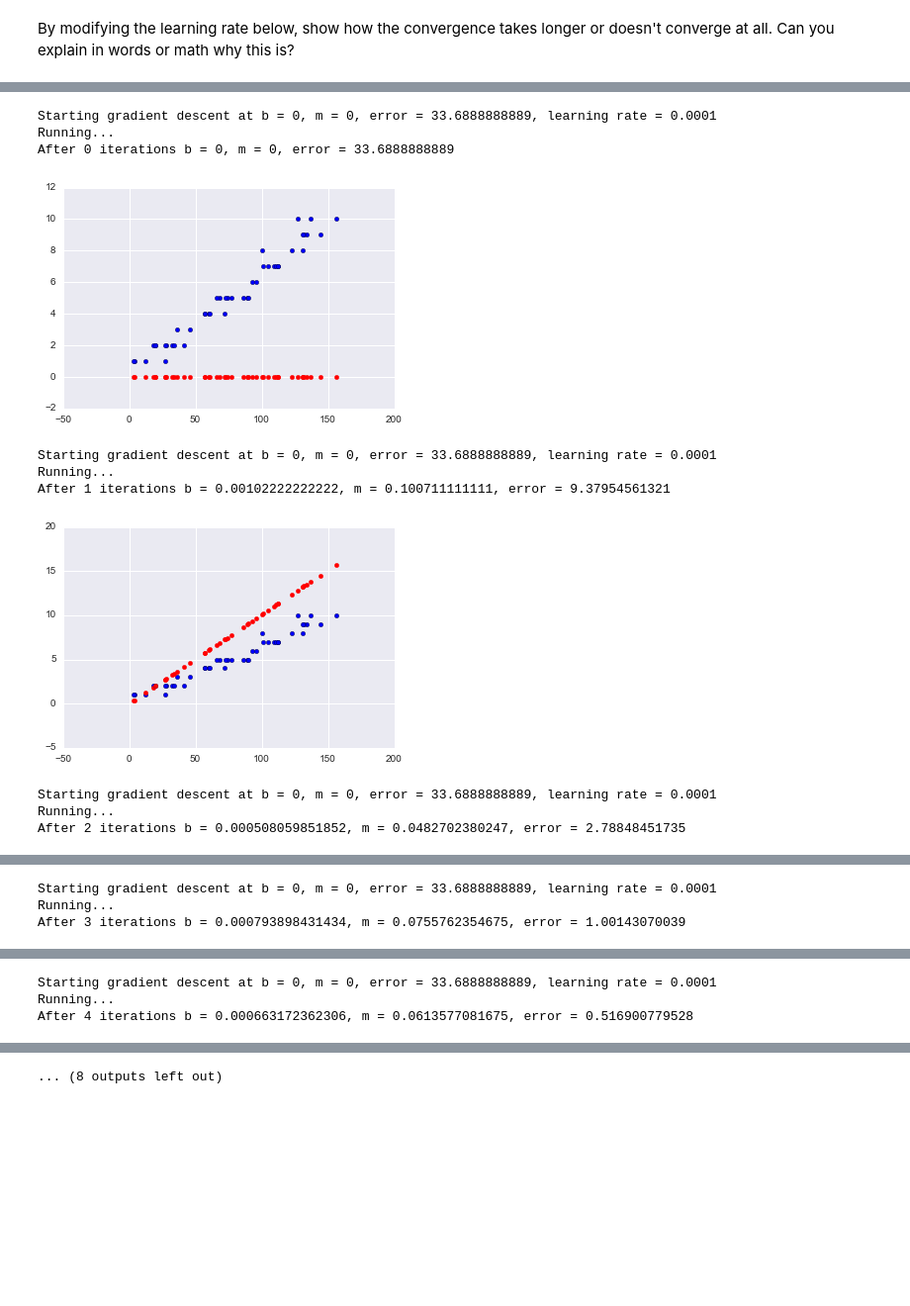
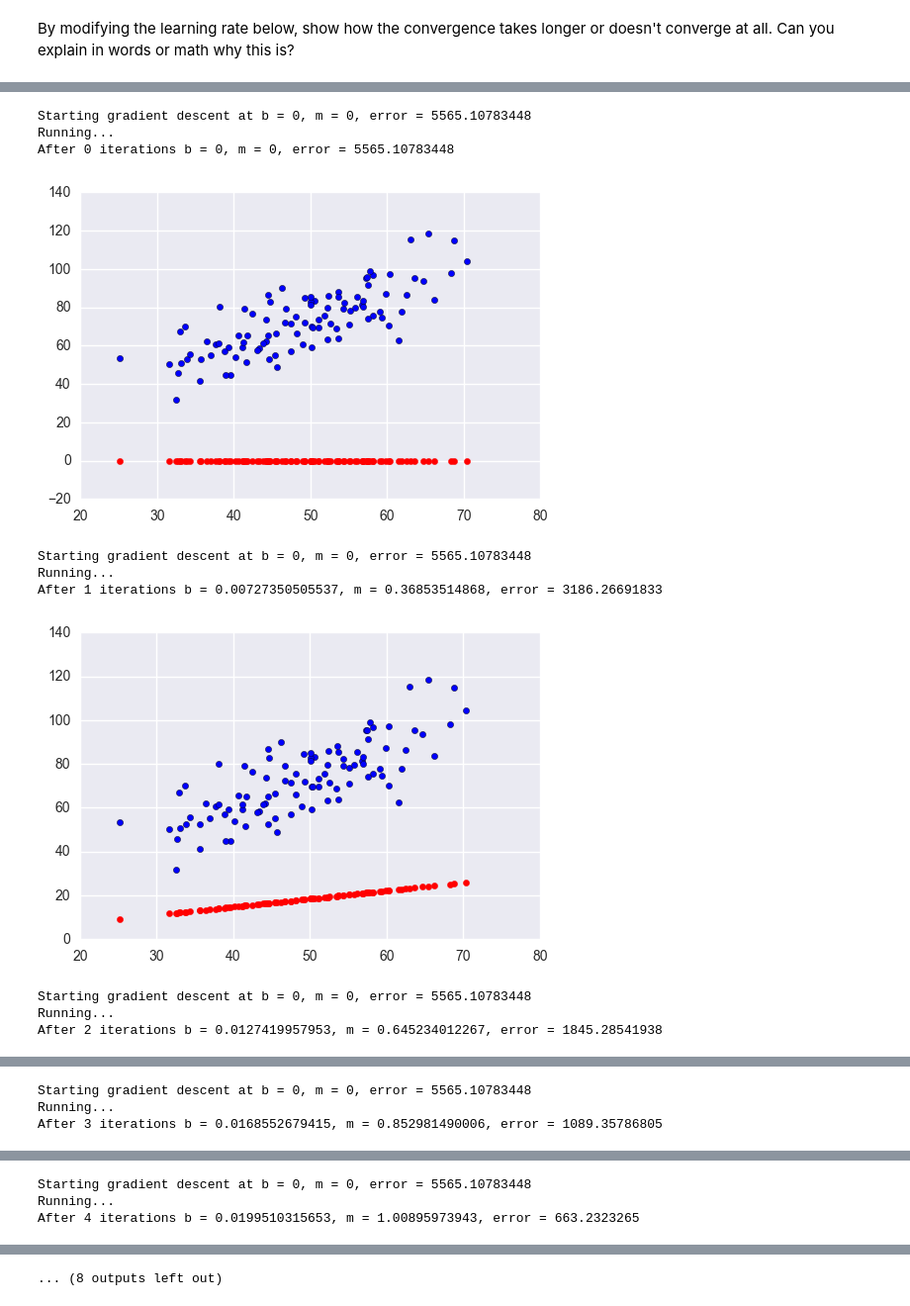
Before and after one commit to Columbia-Intro-Data-Science/python-introduction-Ray950611, a Jupyter notebook: hw1_rd2622.ipynb, the cells around one changed output, grey strips where cells are left out. Shown: that part at 99% size. Saved outputs shown, nothing was run; the diff lists cells and outputs as text; code cells hidden in the pictures; blank space fills up the shorter version.

```diff
--- a/hw1_rd2622.ipynb
+++ b/hw1_rd2622.ipynb
@@ -172,0 +165,15 @@ Variance score: 0.90
+# %%
+# Code here
+X_train=[]
+X_test=[]
+y_train=[]
+y_test=[]
+
+for i in range(0,int(len(df))):
+
+    if (nprnd.random()<0.8):
+        X_train.append(X.iloc[i])
+        y_train.append(y.iloc[i])
+    else:
+        X_test.append(X.iloc[i])
+        y_test.append(y.iloc[i])
@@ -210,23 +281,19 @@ def gradient_descent_runner(points, starting_b, starting_m, learning_rate, num_i
         b, m = step_gradient(b, m, array(points), learning_rate)
     return [b, m]
 
-def run(num_iterations,learning_rate):
-    #data example with one line of headers
-    points = genfromtxt("C:\Users\lhren\Desktop\Fall2016\LR\Data\copier_maintenance.txt")
-
-    points = points[1:]
-
+def run(num_iterations,l):
+    points = genfromtxt("../data/data.csv", delimiter=",")
+    learning_rate = l
     initial_b = 0 # initial y-intercept guess
     initial_m = 0 # initial slope guess
     num_iterations = num_iterations
-    print "Starting gradient descent at b = {0}, m = {1}, error = {2}, learning rate = {3}".format(initial_b, initial_m, compute_error_for_line_given_points(initial_b, initial_m, points), learning_rate)
+    print "Starting gradient descent at b = {0}, m = {1}, error = {2}".format(initial_b, initial_m, compute_error_for_line_given_points(initial_b, initial_m, points))
     print "Running..."
     [b, m] = gradient_descent_runner(points, initial_b, initial_m, learning_rate, num_iterations)
     print "After {0} iterations b = {1}, m = {2}, error = {3}".format(num_iterations, b, m, compute_error_for_line_given_points(b, m, points))
     for i in range(0,len(points)):
         plt.scatter(points[i,0],points[i,1])
         plt.scatter(points[i,0],m*points[i,0]+b,color='r')
-    plt.show()
-for l_rate in [0.0001,0.00011,0.00012,0.00013,0.00014]:
-    run(100,l_rate)
+
+run(100,0.0001)
 # %% [output]
@@ -252,0 +306,6 @@ After 100 iterations b = -123.381302042, m = -12299.2333977, error = 1.150321388
+# %%
+# Use this to visually discuss convergence rate based on learning rate
+
+for num in range(0,10):
+    run(num,0.001)
+    plt.show()
@@ -253,16 +340,16 @@ After 100 iterations b = -123.381302042, m = -12299.2333977, error = 1.150321388
 # %%
 for num in range(0,10):
-    run(num,0.00010)
+    run(num,0.00005)
     plt.show()
 # %% [output]
-Starting gradient descent at b = 0, m = 0, error = 33.6888888889, learning rate = 0.0001
+Starting gradient descent at b = 0, m = 0, error = 5565.10783448
 Running...
-After 0 iterations b = 0, m = 0, error = 33.6888888889
+After 0 iterations b = 0, m = 0, error = 5565.10783448
-[figure, old version]
+[figure, new version]
-Starting gradient descent at b = 0, m = 0, error = 33.6888888889, learning rate = 0.0001
+Starting gradient descent at b = 0, m = 0, error = 5565.10783448
 Running...
-After 1 iterations b = 0.00102222222222, m = 0.100711111111, error = 9.37954561321
+After 1 iterations b = 0.00727350505537, m = 0.36853514868, error = 3186.26691833
-[figure, old version]
+[figure, new version]
-Starting gradient descent at b = 0, m = 0, error = 33.6888888889, learning rate = 0.0001
+Starting gradient descent at b = 0, m = 0, error = 5565.10783448
 Running...
-After 2 iterations b = 0.000508059851852, m = 0.0482702380247, error = 2.78848451735
+After 2 iterations b = 0.0127419957953, m = 0.645234012267, error = 1845.28541938
@@ -270,3 +357,3 @@ After 2 iterations b = 0.000508059851852, m = 0.0482702380247, error = 2.7884845
-Starting gradient descent at b = 0, m = 0, error = 33.6888888889, learning rate = 0.0001
+Starting gradient descent at b = 0, m = 0, error = 5565.10783448
 Running...
-After 3 iterations b = 0.000793898431434, m = 0.0755762354675, error = 1.00143070039
+After 3 iterations b = 0.0168552679415, m = 0.852981490006, error = 1089.35786805
@@ -274,3 +361,3 @@ After 3 iterations b = 0.000793898431434, m = 0.0755762354675, error = 1.0014307
-Starting gradient descent at b = 0, m = 0, error = 33.6888888889, learning rate = 0.0001
+Starting gradient descent at b = 0, m = 0, error = 5565.10783448
 Running...
-After 4 iterations b = 0.000663172362306, m = 0.0613577081675, error = 0.516900779528
+After 4 iterations b = 0.0199510315653, m = 1.00895973943, error = 663.2323265
```
Also changed, not shown: parts of 54 cells of this notebook, 1 other file.
